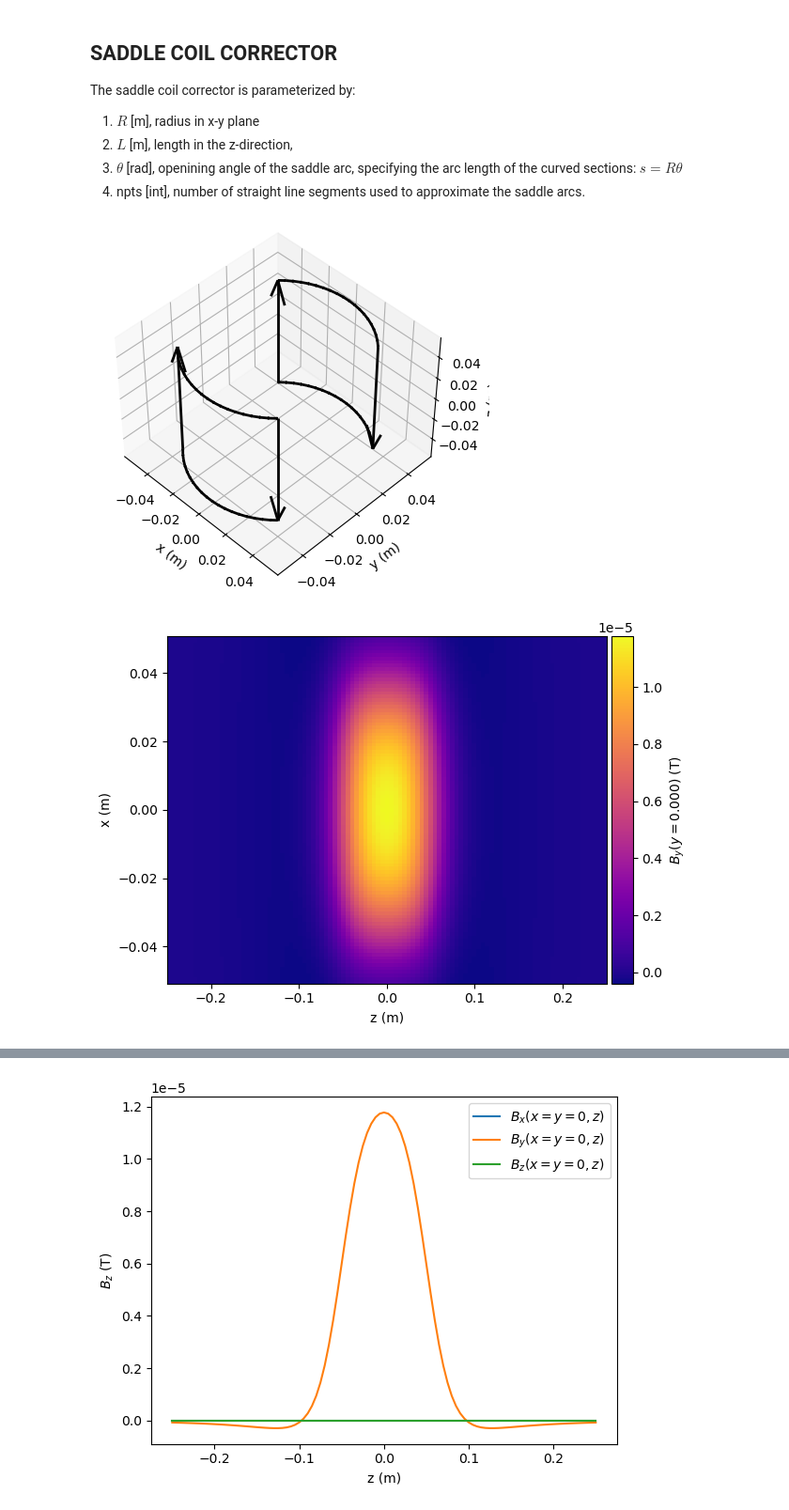
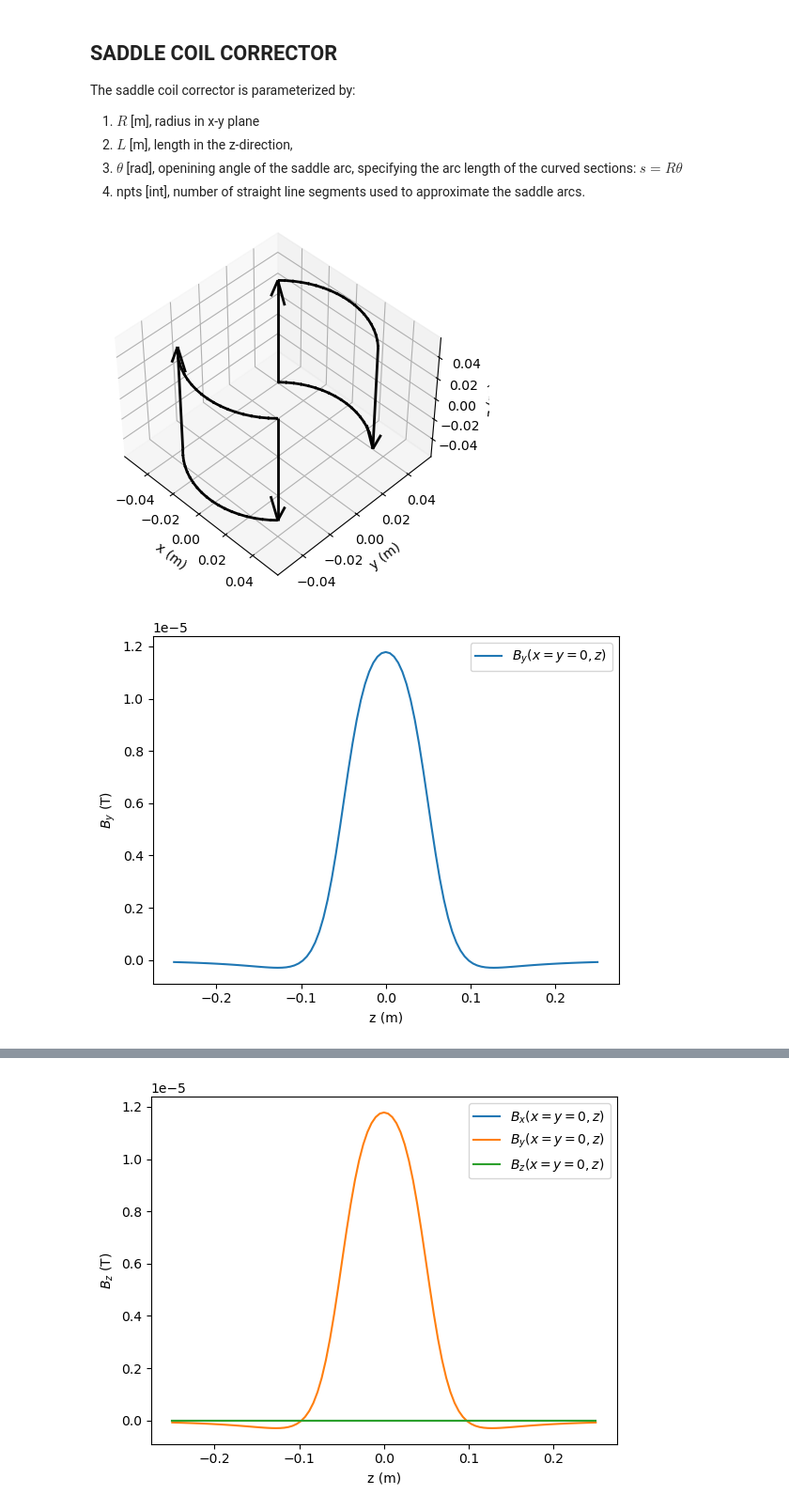
Before and after one commit to ChristopherMayes/openPMD-beamphysics, a Jupyter notebook: examples/fields/corrector_modeling/corrector_modeling.ipynb, the cells around one changed output, grey strips where cells are left out. Shown at 94% size. Drawn from its saved outputs; the diff is of its cells as text; code cells hidden in the pictures.

```diff
--- a/examples/fields/corrector_modeling/corrector_modeling.ipynb
+++ b/examples/fields/corrector_modeling/corrector_modeling.ipynb
@@ -22,19 +22,17 @@ The saddle coil corrector is parameterized by:
 # %%
 R = 2*2.54e-2      # 2" radius [m]
 L = 0.1            # Length along z [m]
 theta = np.pi/2    # Opening angle [rad]
 current=1          # Current [Amp]
 
 FM = make_dipole_corrector_fieldmesh(current=current,
                                      xmin=-R, xmax=R, nx=101,
-                                     ymin=-R, ymax=R, ny=101,
-                                     zmin=-5*L/2, zmax=5*L/2, nz=101,
+                                     ymin=-R, ymax=R, ny=102,
+                                     zmin=-5*L/2, zmax=5*L/2, nz=103,
                                      mode='saddle',
                                      R=R, L=L, theta=theta, npts=20,
                                      plot_wire=True)
+FM.plot_onaxis('By')
 # %% [output]
 [figure]
+[figure, added]
-# %%
-FM.plot(component='By', coordinate='y', coordinate_value=0)
-# %% [output]
-[figure, removed]
```
Also changed, not shown: parts of 3 cells of this notebook, 30 other files.
